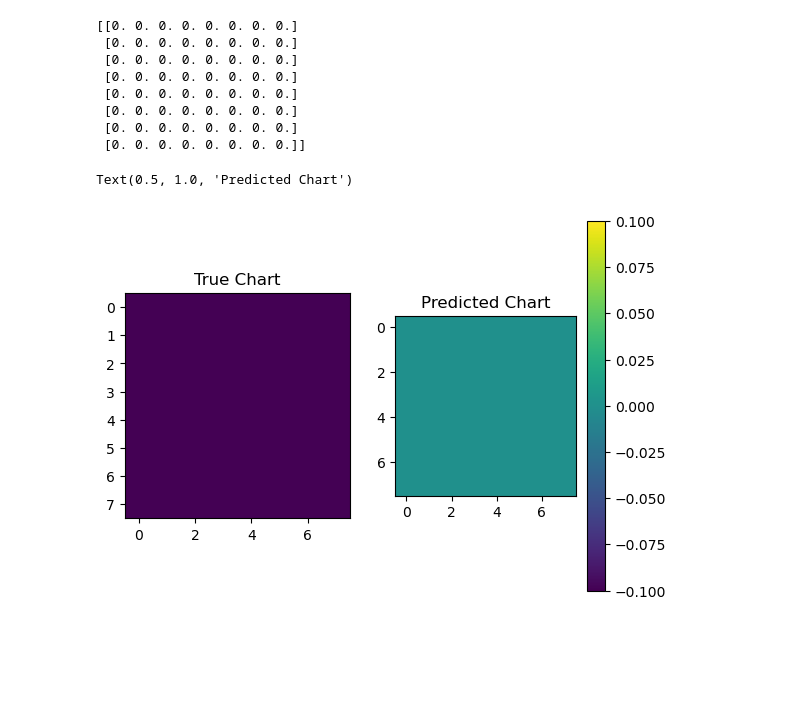
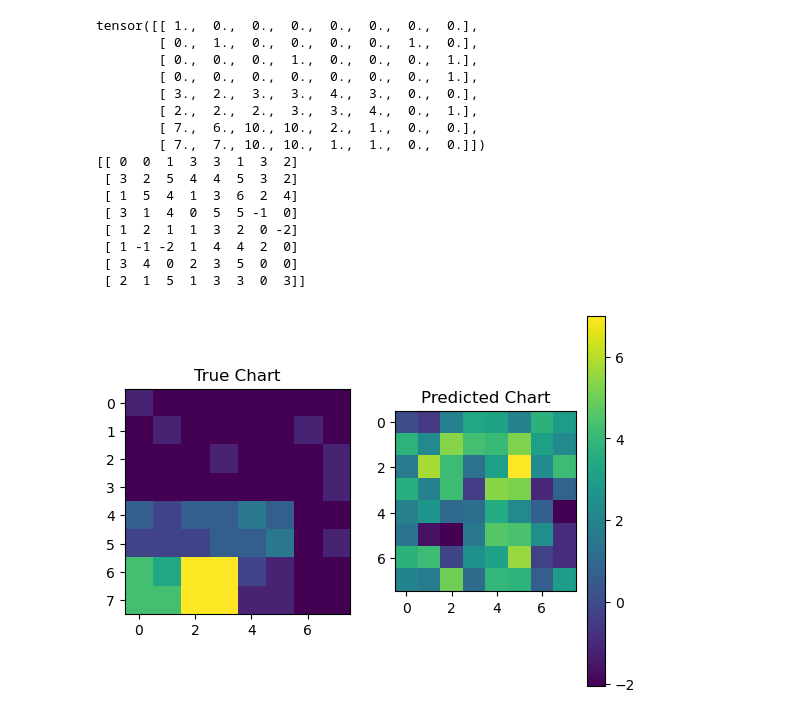
Before and after one commit to riskaudit/OpenSendaiBench, a Jupyter notebook: cnn_implementation.ipynb, the cells around one changed output. Saved outputs shown, nothing was run; the diff lists cells and outputs as text; code cells hidden in the pictures; blank space fills up the shorter version.

```diff
--- a/cnn_implementation.ipynb
+++ b/cnn_implementation.ipynb
@@ -125,0 +145,14 @@ train_dataset = OpenSendaiBenchDataset( obsvariables_path="/obsvariables/",
+# %%
+e11 = nn.Conv2d(14, 64, kernel_size=5, padding=1)
+xe11 = relu(e11(dataset['obsvariable'])) #64x6x6
+
+e12 = nn.Conv2d(64, 128, kernel_size=5, padding=1)
+xe12 = relu(e12(xe11)) #128x4x4
+
+upconv1 = nn.ConvTranspose2d(128, 64, kernel_size=2, stride=2)
+xu1 = upconv1(xe12) #64x8x8
+
+outconv = nn.Conv2d(64, 5, kernel_size=1)
+out = outconv(xu1)
+out.shape
+out
@@ -126,3 +177,21 @@ train_dataset = OpenSendaiBenchDataset( obsvariables_path="/obsvariables/",
+# %%
+class UNet(nn.Module):
+    def __init__(self, n_class:int):
+        super().__init__()
+
+        self.e11 = nn.Conv2d(14, 64, kernel_size=5, padding=1)
+        self.e12 = nn.Conv2d(64, 128, kernel_size=5, padding=1)
+        self.upconv1 = nn.ConvTranspose2d(128, 64, kernel_size=2, stride=2)
+        self.outconv = nn.Conv2d(64, n_class, kernel_size=1)
+
+    def forward(self, x: torch.Tensor):
+
+        xe11 = self.e11(x)
+        xe12 = self.e12(xe11)
+        xu1 = self.upconv1(xe12)
+        out = self.outconv(xu1)
+
+        return out
 # %%
 # class UNet(nn.Module):
 #     def __init__(self, n_class:int):
@@ -313,27 +383,36 @@ RuntimeError: Calculated padded input size per channel: (4 x 4). Kernel size: (5
 # %%
-i = 3
-j = 0
+i = 2
+j = 5
 output = model(val_dataset[j]['obsvariable'])
 output = output.detach().numpy()
 map = output[i,:,:]
-print(map)
 
 plt.subplot(1, 2, 1)
 plt.imshow(val_dataset[j]["groundtruth"][i,:,:])
 plt.title("True Chart")
 
 plt.subplot(1, 2, 2)
 img = plt.imshow(map)
 plt.colorbar(img)
 plt.title("Predicted Chart")
+
+print(val_dataset[j]["groundtruth"][i,:,:])
+print(map.astype(int))
 # %% [output]
-[[0. 0. 0. 0. 0. 0. 0. 0.]
- [0. 0. 0. 0. 0. 0. 0. 0.]
- [0. 0. 0. 0. 0. 0. 0. 0.]
- [0. 0. 0. 0. 0. 0. 0. 0.]
- [0. 0. 0. 0. 0. 0. 0. 0.]
- [0. 0. 0. 0. 0. 0. 0. 0.]
- [0. 0. 0. 0. 0. 0. 0. 0.]
- [0. 0. 0. 0. 0. 0. 0. 0.]]
+tensor([[ 1.,  0.,  0.,  0.,  0.,  0.,  0.,  0.],
+        [ 0.,  1.,  0.,  0.,  0.,  0.,  1.,  0.],
+        [ 0.,  0.,  0.,  1.,  0.,  0.,  0.,  1.],
+        [ 0.,  0.,  0.,  0.,  0.,  0.,  0.,  1.],
+        [ 3.,  2.,  3.,  3.,  4.,  3.,  0.,  0.],
+        [ 2.,  2.,  2.,  3.,  3.,  4.,  0.,  1.],
+        [ 7.,  6., 10., 10.,  2.,  1.,  0.,  0.],
+        [ 7.,  7., 10., 10.,  1.,  1.,  0.,  0.]])
+[[ 0  0  1  3  3  1  3  2]
+ [ 3  2  5  4  4  5  3  2]
+ [ 1  5  4  1  3  6  2  4]
+ [ 3  1  4  0  5  5 -1  0]
+ [ 1  2  1  1  3  2  0 -2]
+ [ 1 -1 -2  1  4  4  2  0]
+ [ 3  4  0  2  3  5  0  0]
+ [ 2  1  5  1  3  3  0  3]]
-Text(0.5, 1.0, 'Predicted Chart')
-[figure, old version]
+[figure, new version]
```
Also changed, not shown: parts of 5 cells of this notebook.
